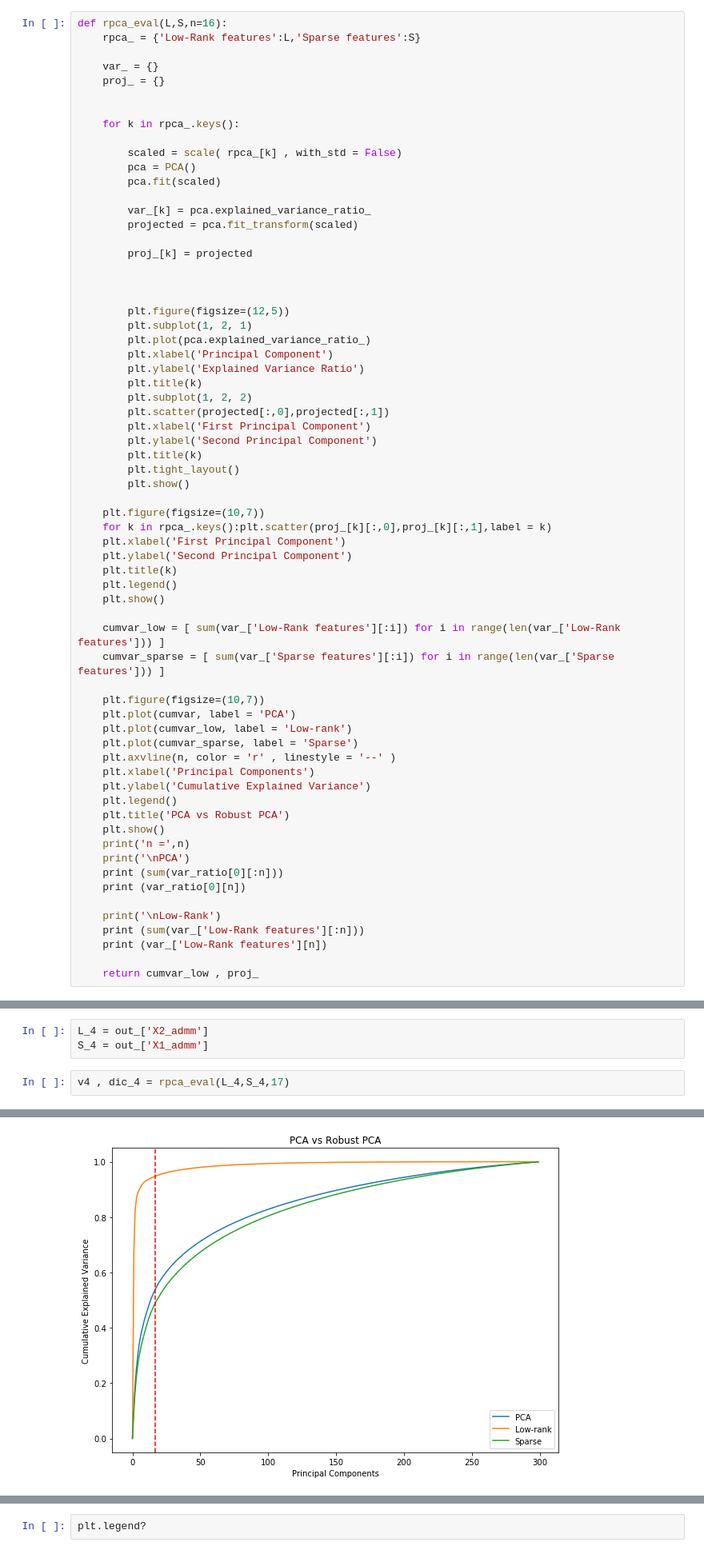
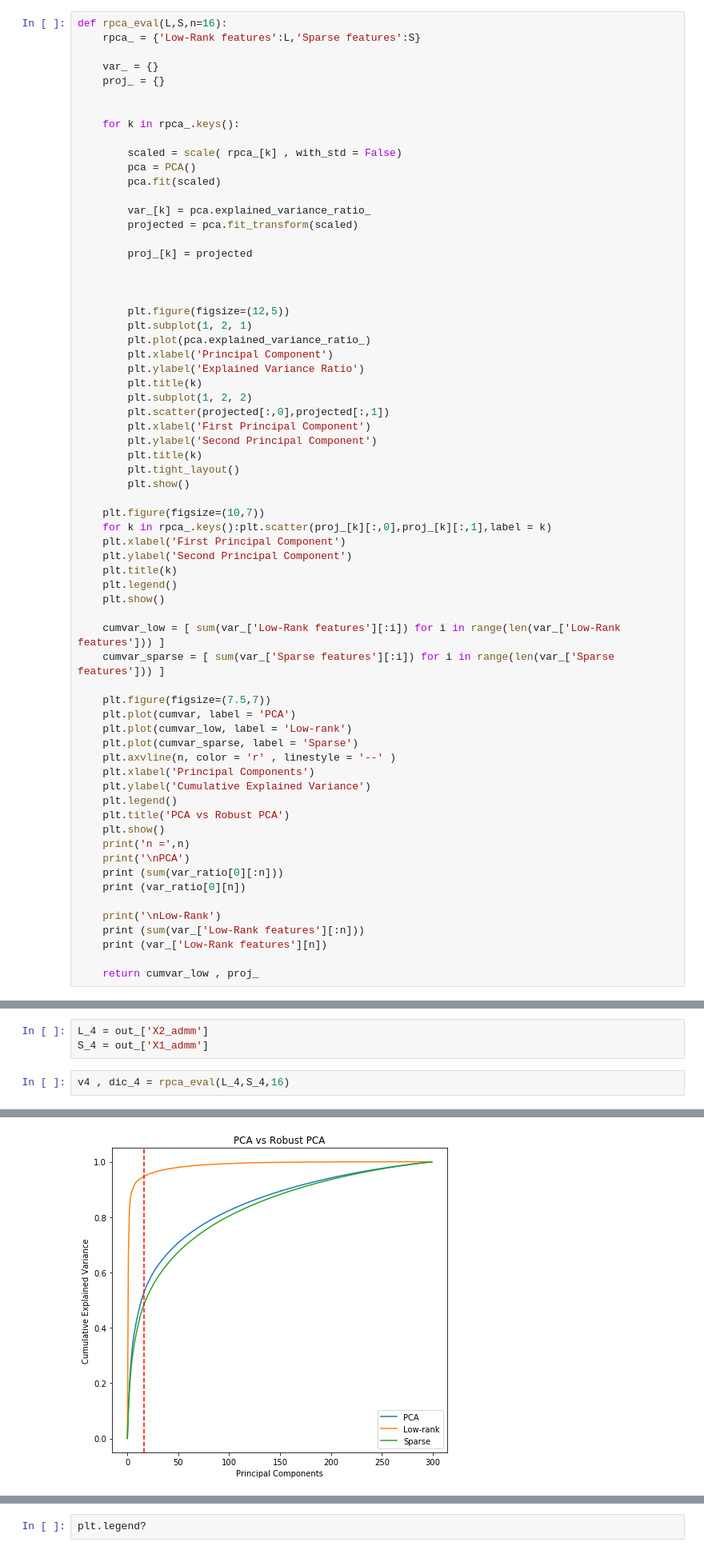
Before and after one commit to edufierro/TextDenoising, a Jupyter notebook: matrix_ denoising.ipynb, the cells around one changed output, grey strips where cells are left out. Shown at 80% size. Drawn from its saved outputs; the diff is of its cells as text.

```diff
--- a/matrix_ denoising.ipynb
+++ b/matrix_ denoising.ipynb
@@ -133,7 +153,7 @@ def rpca_eval(L,S,n=16):
     cumvar_low = [ sum(var_['Low-Rank features'][:i]) for i in range(len(var_['Low-Rank features'])) ]
     cumvar_sparse = [ sum(var_['Sparse features'][:i]) for i in range(len(var_['Sparse features'])) ]
 
-    plt.figure(figsize=(10,7))
+    plt.figure(figsize=(7.5,7))
     plt.plot(cumvar, label = 'PCA')
     plt.plot(cumvar_low, label = 'Low-rank')
     plt.plot(cumvar_sparse, label = 'Sparse')
@@ -239,9 +261,9 @@ dict_keys(['objval', 'r_norm', 's_norm', 'eps_pri', 'eps_dual', 'addm_toc', 'adm
 L_4 = out_['X2_admm']
 S_4 = out_['X1_admm']
 # %%
-v4 , dic_4 = rpca_eval(L_4,S_4,17)
+v4 , dic_4 = rpca_eval(L_4,S_4,16)
 # %% [output]
 [figure]
 [figure]
 [figure]
-[figure, old version]
+[figure, new version]
```
Also changed, not shown: parts of 23 cells of this notebook, 5 other files.
